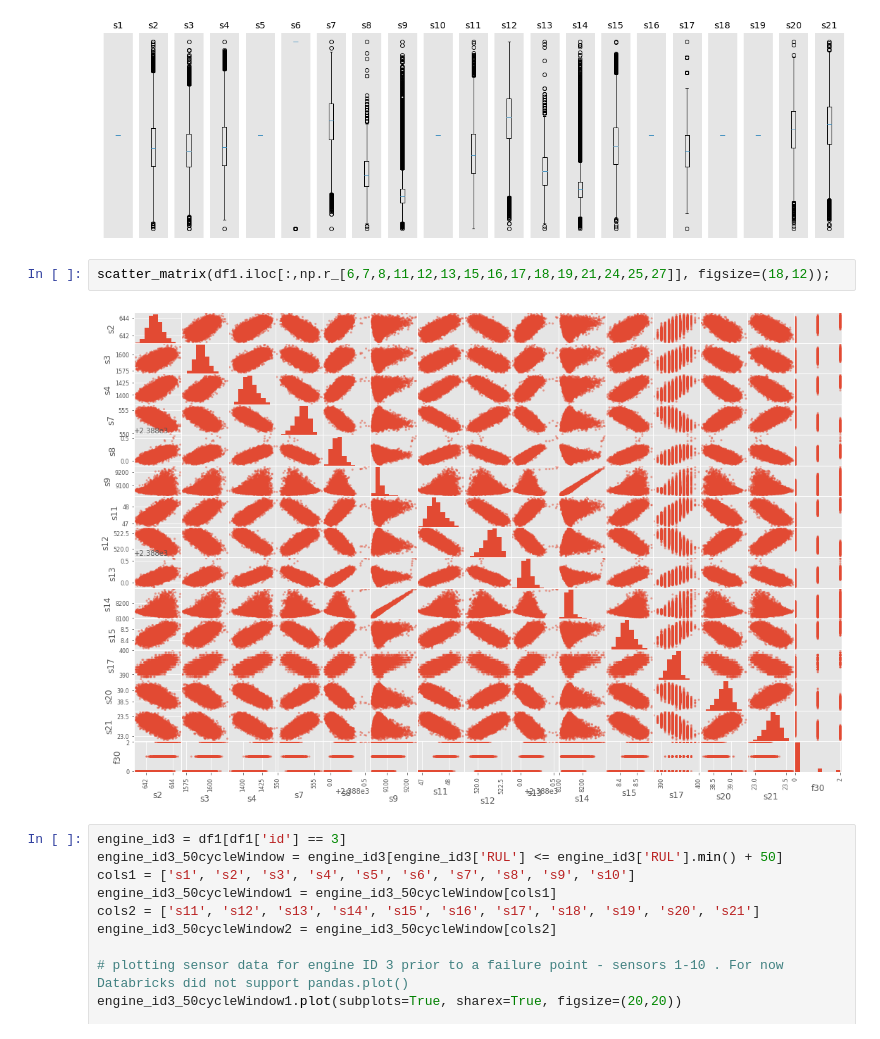
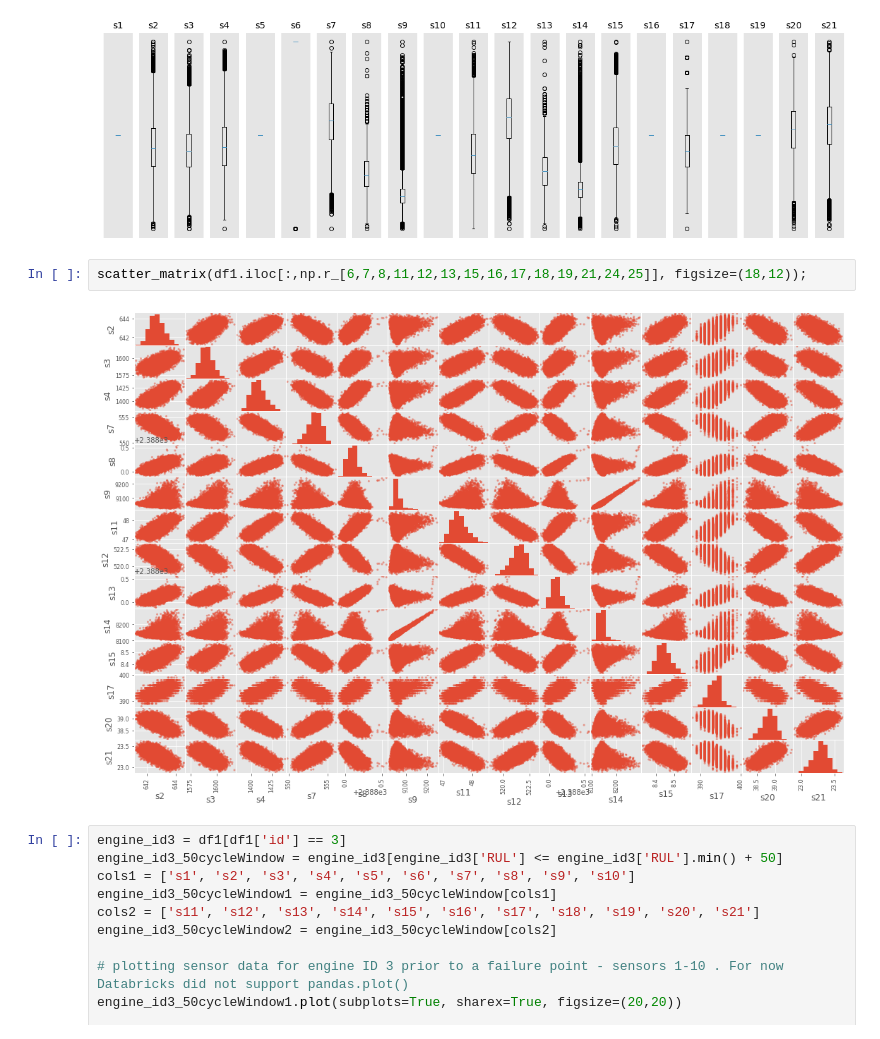
Before and after one commit to arcweld/DSI_Capstone_2, a Jupyter notebook: Capstone2.ipynb, the cells around one changed output. Saved outputs shown, nothing was run; the diff lists cells and outputs as text.

```diff
--- a/Capstone2.ipynb
+++ b/Capstone2.ipynb
@@ -170,9 +170,9 @@ for i in range(21):
 # %% [output]
 [figure]
 # %%
-scatter_matrix(df1.iloc[:,np.r_[6,7,8,11,12,13,15,16,17,18,19,21,24,25,27]], figsize=(18,12));
+scatter_matrix(df1.iloc[:,np.r_[6,7,8,11,12,13,15,16,17,18,19,21,24,25]], figsize=(18,12));
 # %% [output]
-[figure, old version]
+[figure, new version]
 # %%
 engine_id3 = df1[df1['id'] == 3]
 engine_id3_50cycleWindow = engine_id3[engine_id3['RUL'] <= engine_id3['RUL'].min() + 50]
```
Also changed, not shown: parts of 7 cells of this notebook.
